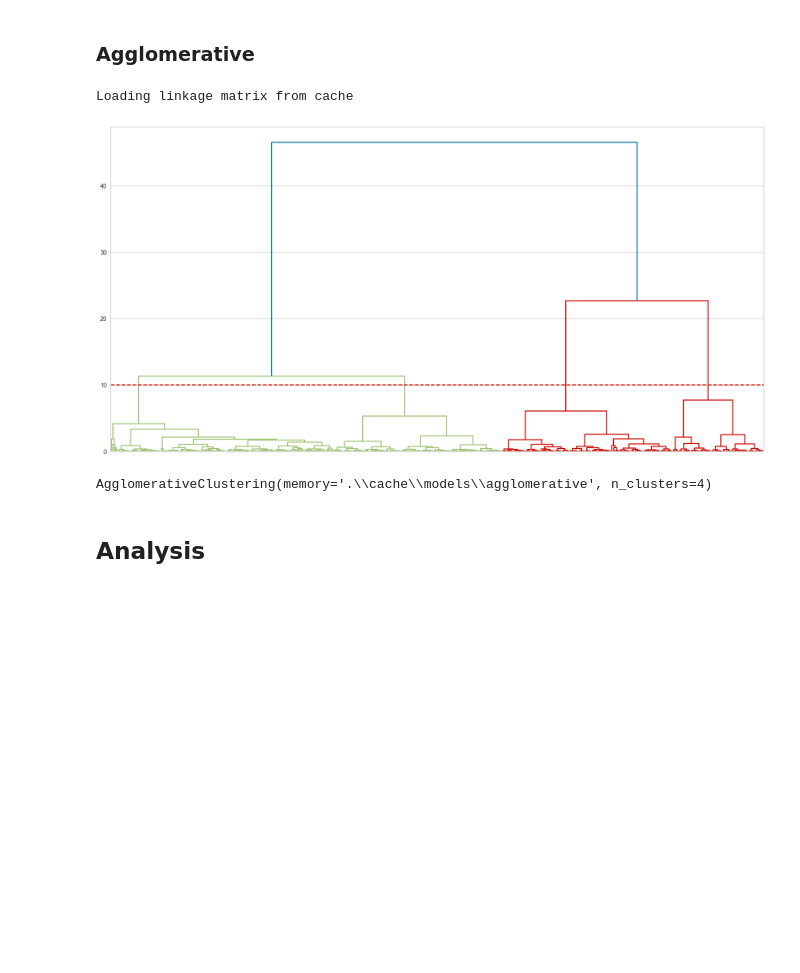
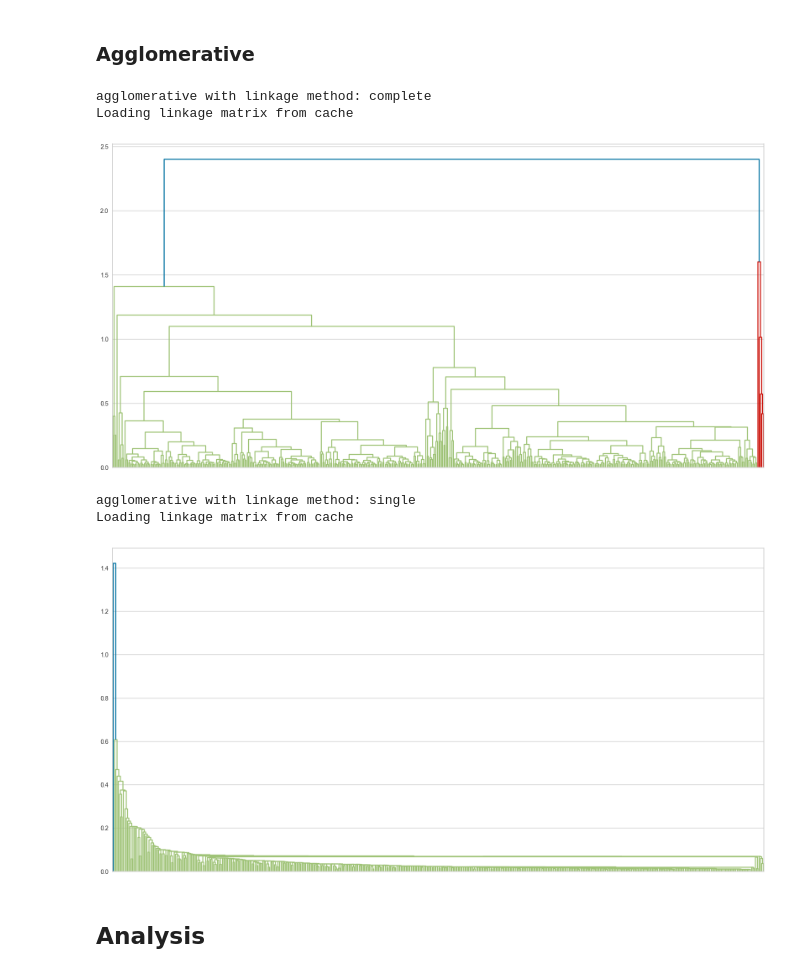
Before and after one commit to ALearningCurve/mism2510-finalproject, a Jupyter notebook: src/analysis.ipynb, the cells around one changed output. Saved outputs shown, nothing was run; the diff lists cells and outputs as text; code cells hidden in the pictures; blank space fills up the shorter version.

Commit message:
graph the linkages

```diff
--- a/src/analysis.ipynb
+++ b/src/analysis.ipynb
@@ -111,35 +111,39 @@ KMeans(n_clusters=4, random_state=0)
 # %% [markdown]
 ### Agglomerative
 # %%
-# find linkage
-df_scaled_hash = hashlib.sha256(df_scaled.values.tobytes()).hexdigest()
-linkage_method = 'ward' # 'single', 'complete', 'ward'
-linkage_path = os.path.join('.', 'cache', f"linkage_{linkage_method}_{df_scaled_hash}.npy")
+# find linkage - find the linkage matrix for the given linkage method (uses cache if available)
+def find_linkage(linkage_method):
+  df_scaled_hash = hashlib.sha256(df_scaled.values.tobytes()).hexdigest()
+  linkage_path = os.path.join('.', 'cache', f"linkage_{linkage_method}_{df_scaled_hash}.npy")
 
-if os.path.exists(linkage_path):
-  print("Loading linkage matrix from cache")
-  linkage_matrix = np.load(linkage_path, allow_pickle=True)
-else:
-  print("Calculating linkage matrix from scratch")
-  linkage_matrix = linkage(df_scaled, linkage_method)
-  np.save(linkage_path, linkage_matrix)
+  if os.path.exists(linkage_path):
+    print("Loading linkage matrix from cache")
+    linkage_matrix = np.load(linkage_path, allow_pickle=True)
+  else:
+    print("Calculating linkage matrix from scratch")
+    linkage_matrix = linkage(df_scaled, linkage_method)
+    np.save(linkage_path, linkage_matrix)
+  return linkage_matrix
-# %% [output]
-Loading linkage matrix from cache
 # %%
-plt.figure(figsize=(20, 10))
-dendrogram(linkage_matrix, truncate_mode='lastp', p=500)
-plt.gca().get_xaxis().set_visible(False)
-plt.axhline(y=10, color='r', linestyle='--')
-plt.show()
+for linkage_method in ['complete', 'single']:
+  print("agglomerative with linkage method:", linkage_method)
+  linkage_matrix = find_linkage(linkage_method)
+  plt.figure(figsize=(20, 10))
+  dendrogram(linkage_matrix, truncate_mode='lastp', p=500)
+  plt.gca().get_xaxis().set_visible(False)
+  plt.show()
 # %% [output]
+agglomerative with linkage method: complete
+Loading linkage matrix from cache
-[figure, old version]
+[figure, new version]
+agglomerative with linkage method: single
+Loading linkage matrix from cache
+[figure, added]
 # %%
 # train with optimal number of clusters
-path = os.path.join('.', 'cache', 'models', 'agglomerative')
-agglomerative = AgglomerativeClustering(n_clusters=4, linkage=linkage_method, memory=path)
-agglomerative.fit(df_scaled)
+# path = os.path.join('.', 'cache', 'models', 'agglomerative')
+# agglomerative = AgglomerativeClustering(n_clusters=4, linkage=linkage_method, memory=path)
+# agglomerative.fit(df_scaled)
-# %% [output]
-AgglomerativeClustering(memory='.\\cache\\models\\agglomerative', n_clusters=4)
 # %% [markdown]
 ## Analysis
 # %%
```
Also changed, not shown: parts of 3 cells of this notebook, 2 other files.
